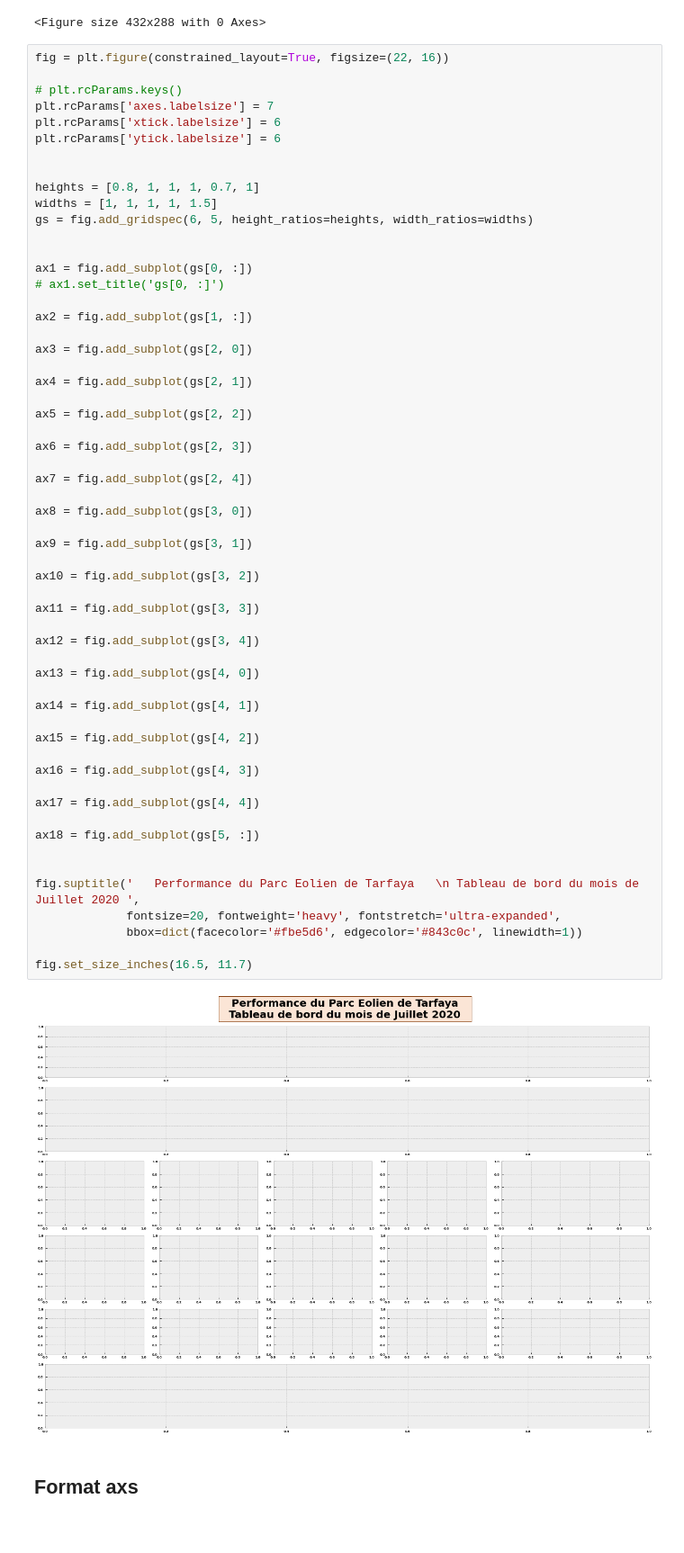
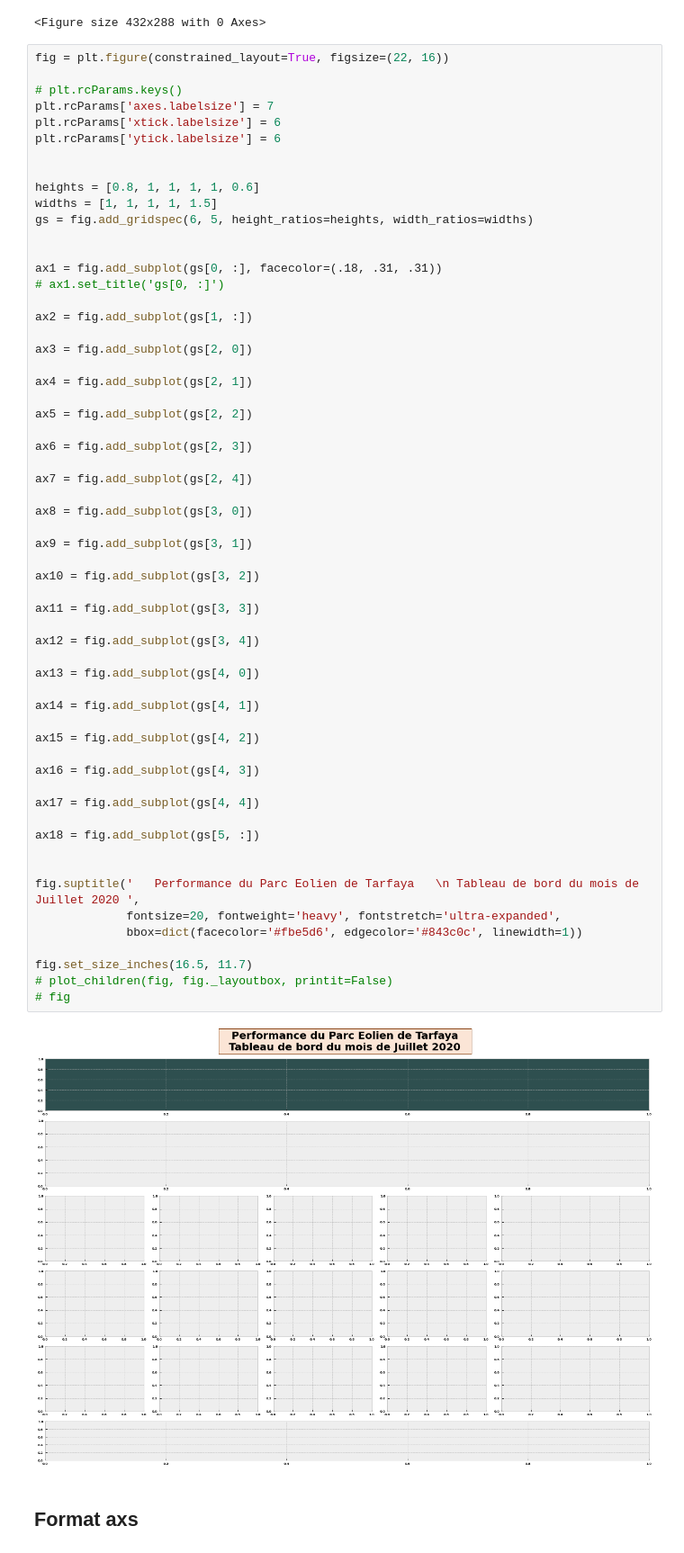
Before and after one commit to capem/TB-Performance, a Jupyter notebook: performance.ipynb, the cells around one changed output. Shown at 90% size. Drawn from its saved outputs; the diff is of its cells as text.

```diff
--- a/performance.ipynb
+++ b/performance.ipynb
@@ -471,12 +510,12 @@ plt.rcParams['xtick.labelsize'] = 6
 plt.rcParams['ytick.labelsize'] = 6
 
 
-heights = [0.8, 1, 1, 1, 0.7, 1]
+heights = [0.8, 1, 1, 1, 1, 0.6]
 widths = [1, 1, 1, 1, 1.5]
 gs = fig.add_gridspec(6, 5, height_ratios=heights, width_ratios=widths)
 
 
-ax1 = fig.add_subplot(gs[0, :])
+ax1 = fig.add_subplot(gs[0, :], facecolor=(.18, .31, .31))
 # ax1.set_title('gs[0, :]')
 
 ax2 = fig.add_subplot(gs[1, :])
@@ -493,34 +532,36 @@ ax7 = fig.add_subplot(gs[2, 4])
 
 ax8 = fig.add_subplot(gs[3, 0])
 
 ax9 = fig.add_subplot(gs[3, 1])
 
 ax10 = fig.add_subplot(gs[3, 2])
 
 ax11 = fig.add_subplot(gs[3, 3])
 
 ax12 = fig.add_subplot(gs[3, 4])
 
 ax13 = fig.add_subplot(gs[4, 0])
 
 ax14 = fig.add_subplot(gs[4, 1])
 
 ax15 = fig.add_subplot(gs[4, 2])
 
 ax16 = fig.add_subplot(gs[4, 3])
 
 ax17 = fig.add_subplot(gs[4, 4])
 
 ax18 = fig.add_subplot(gs[5, :])
 
 
 fig.suptitle('   Performance du Parc Eolien de Tarfaya   \n Tableau de bord du mois de Juillet 2020 ',
              fontsize=20, fontweight='heavy', fontstretch='ultra-expanded',
              bbox=dict(facecolor='#fbe5d6', edgecolor='#843c0c', linewidth=1))
 
 fig.set_size_inches(16.5, 11.7)
+# plot_children(fig, fig._layoutbox, printit=False)
+# fig
 # %% [output]
-[figure, old version]
+[figure, new version]
 # %% [markdown]
 ## Format axs
 # %%
```
Also changed, not shown: parts of 47 cells of this notebook, 1 other file.
